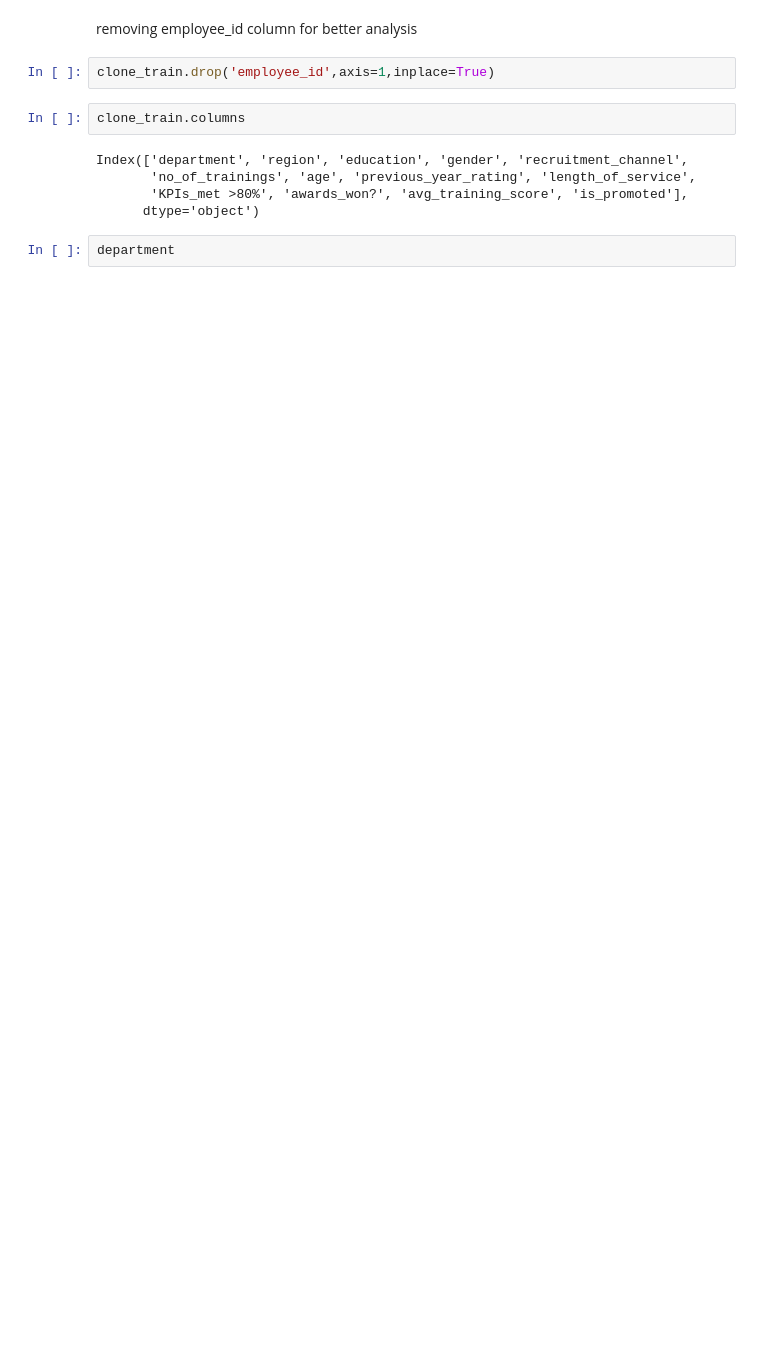
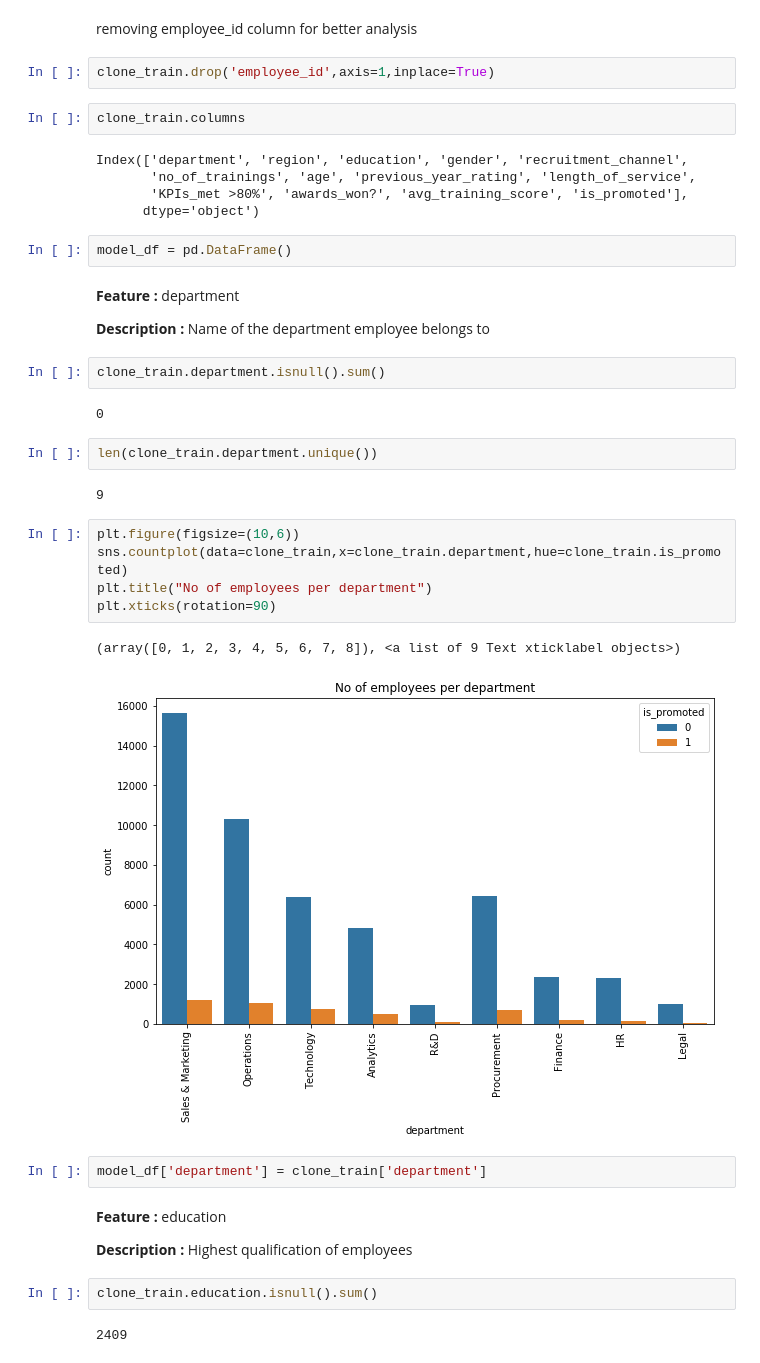
Before and after one commit to warriorgithub/datascience, a Jupyter notebook: compitions/analytical_vidhya/HR_Analytics/HR_analytics.ipynb, the cells around one changed output. Drawn from its saved outputs; the diff is of its cells as text; blank space fills up the shorter version.

```diff
--- a/compitions/analytical_vidhya/HR_Analytics/HR_analytics.ipynb
+++ b/compitions/analytical_vidhya/HR_Analytics/HR_analytics.ipynb
@@ -119,5 +125,35 @@ Index(['department', 'region', 'education', 'gender', 'recruitment_channel',
        'no_of_trainings', 'age', 'previous_year_rating', 'length_of_service',
        'KPIs_met >80%', 'awards_won?', 'avg_training_score', 'is_promoted'],
       dtype='object')
-# %%
-department
+# %%
+model_df = pd.DataFrame()
+# %% [markdown]
+<b> Feature :</b> department
+
+<b>Description :</b> Name of the department employee belongs to
+# %%
+clone_train.department.isnull().sum()
+# %% [output]
+0
+# %%
+len(clone_train.department.unique())
+# %% [output]
+9
+# %%
+plt.figure(figsize=(10,6))
+sns.countplot(data=clone_train,x=clone_train.department,hue=clone_train.is_promoted)
+plt.title("No of employees per department")
+plt.xticks(rotation=90)
+# %% [output]
+(array([0, 1, 2, 3, 4, 5, 6, 7, 8]), <a list of 9 Text xticklabel objects>)
+[figure, added]
+# %%
+model_df['department'] = clone_train['department']
+# %% [markdown]
+<b> Feature :</b> education
+
+<b>Description :</b> Highest qualification of employees
+# %%
+clone_train.education.isnull().sum()
+# %% [output]
+2409
```
Also changed, not shown: parts of 67 cells of this notebook.
